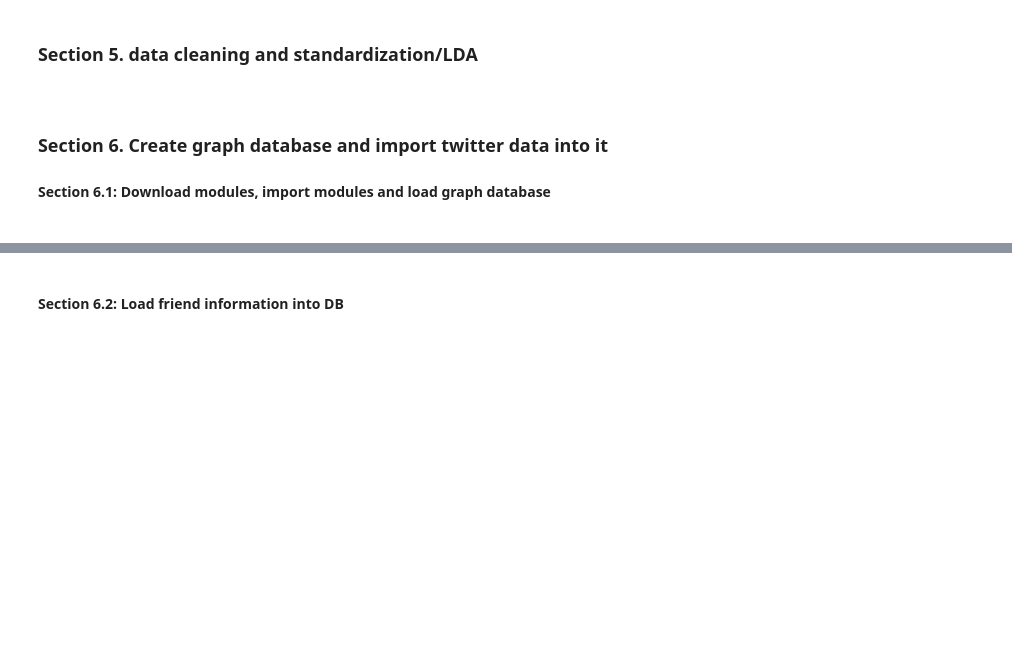
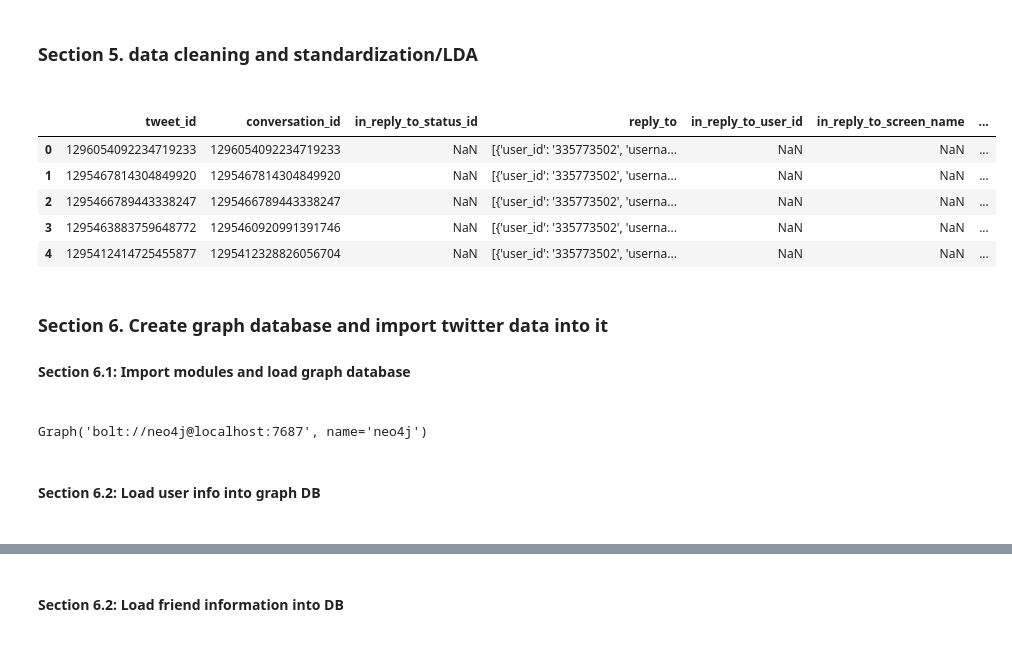
Before and after one commit to cosmohawk/summer_project_2020, a Jupyter notebook: notebooks/master_pipeline.ipynb, the cells around one changed output, grey strips where cells are left out. Saved outputs shown, nothing was run; the diff lists cells and outputs as text; code cells hidden in the pictures; blank space fills up the shorter version.

```diff
--- a/notebooks/master_pipeline.ipynb
+++ b/notebooks/master_pipeline.ipynb
@@ -188,3 +230,23 @@ df_api.head()
 df_api.to_csv('../data/raw/'+keyword+'_user_profiles.csv', index = False)
 # %% [markdown]
 <h3>Section 5. data cleaning and standardization/LDA<h3>
+# %%
+#this comes later
+
+
+# Standardise the twint output
+from src.data import data_cleanup as dc
+#Create the standardized template
+test_twint = dc.standard_tweet_dataset_setup()
+test_twint
+#fill the template
+standard_tweet_twint = dc.fill_standard_tweet_dataset_with_twint(test_twint, cyber_test)
+# Check
+standard_tweet_twint.head()
+# %% [output]
+|  | tweet_id | conversation_id | in_reply_to_status_id | reply_to | in_reply_to_user_id | in_reply_to_screen_name | ... |
+| 0 | 1296054092234719233 | 1296054092234719233 | NaN | [{'user_id': '335773502', 'userna... | NaN | NaN | ... |
+| 1 | 1295467814304849920 | 1295467814304849920 | NaN | [{'user_id': '335773502', 'userna... | NaN | NaN | ... |
+| 2 | 1295466789443338247 | 1295466789443338247 | NaN | [{'user_id': '335773502', 'userna... | NaN | NaN | ... |
+| 3 | 1295463883759648772 | 1295460920991391746 | NaN | [{'user_id': '335773502', 'userna... | NaN | NaN | ... |
+| 4 | 1295412414725455877 | 1295412328826056704 | NaN | [{'user_id': '335773502', 'userna... | NaN | NaN | ... |
@@ -191,3 +256,3 @@ df_api.to_csv('../data/raw/'+keyword+'_user_profiles.csv', index = False)
 # %% [markdown]
 <h3>Section 6. Create graph database and import twitter data into it<h3>
-    <h4>Section 6.1: Download modules, import modules and load graph database<h4>
+    <h4>Section 6.1: Import modules and load graph database<h4>
@@ -203,6 +266,11 @@ from src.data import graphdb as gdb
 
 # load / declare the database
 graph = gdb.get_graph(new_graph = True)
+graph
+# %% [output]
+Graph('bolt://neo4j@localhost:7687', name='neo4j')
+# %% [markdown]
+<h4>Section 6.2: Load user info into graph DB<h4>
 # %%
 # we need to fix the file location
 
```
Also changed, not shown: parts of 17 cells of this notebook.
